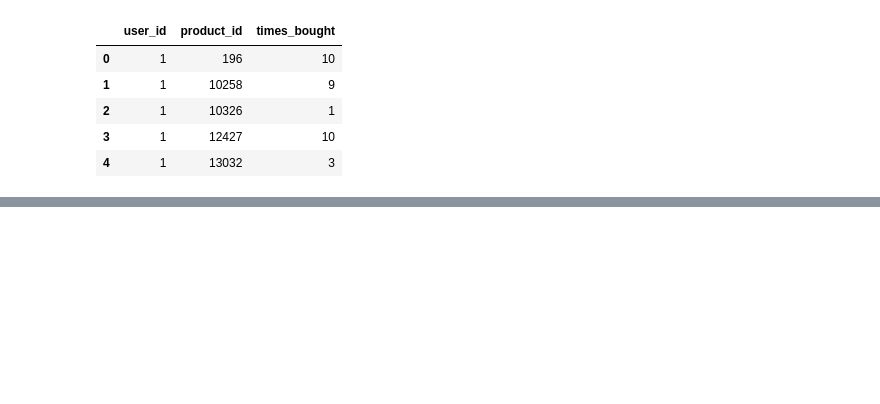
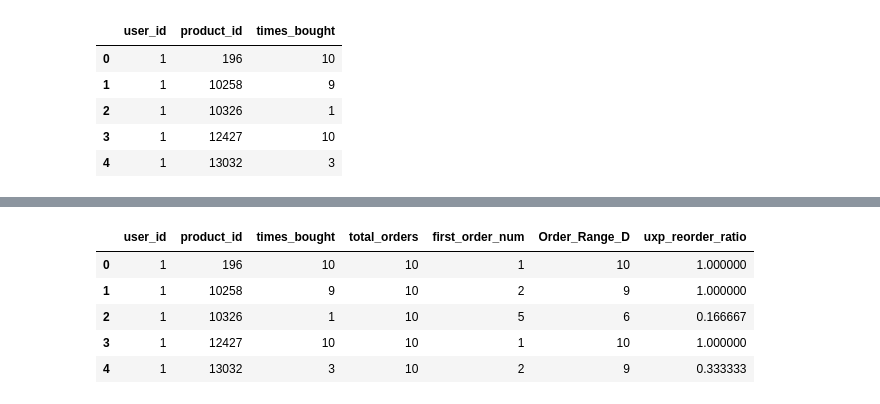
Before and after one commit to shitizz24/Grocery-Recommender, a Jupyter notebook: Notebooks/XGBoost.ipynb, the cells around one changed output, grey strips where cells are left out. Saved outputs shown, nothing was run; the diff lists cells and outputs as text; code cells hidden in the pictures; blank space fills up the shorter version.

```diff
--- a/Notebooks/XGBoost.ipynb
+++ b/Notebooks/XGBoost.ipynb
@@ -234,0 +287,4 @@ times.head()
+# %%
+first_order_num=prior_orders.groupby(by=['user_id','product_id'])['order_number'].aggregate('min').to_frame('first_order_num')
+first_order_num=first_order_num.reset_index()
+first_order_num.head()
@@ -234,0 +298,3 @@ times.head()
+# %%
+span = pd.merge(total_orders, first_order_num, on='user_id', how='right')
+span.head()
@@ -234,0 +308,3 @@ times.head()
+# %%
+span['Order_Range_D'] = span.total_orders - span.first_order_num + 1
+span.head()
@@ -234,0 +318,3 @@ times.head()
+# %%
+uxp_ratio = pd.merge(times, span, on=['user_id', 'product_id'], how='left')
+uxp_ratio.head()
@@ -234,0 +328,10 @@ times.head()
+# %%
+uxp_ratio['uxp_reorder_ratio'] = uxp_ratio.times_bought / uxp_ratio.Order_Range_D
+uxp_ratio.head()
+# %% [output]
+|  | user_id | product_id | times_bought | total_orders | first_order_num | Order_Range_D | uxp_reorder_ratio |
+| 0 | 1 | 196 | 10 | 10 | 1 | 10 | 1.000000 |
+| 1 | 1 | 10258 | 9 | 10 | 2 | 9 | 1.000000 |
+| 2 | 1 | 10326 | 1 | 10 | 5 | 6 | 0.166667 |
+| 3 | 1 | 12427 | 10 | 10 | 1 | 10 | 1.000000 |
+| 4 | 1 | 13032 | 3 | 10 | 2 | 9 | 0.333333 |
```
Also changed, not shown: parts of 54 cells of this notebook.
